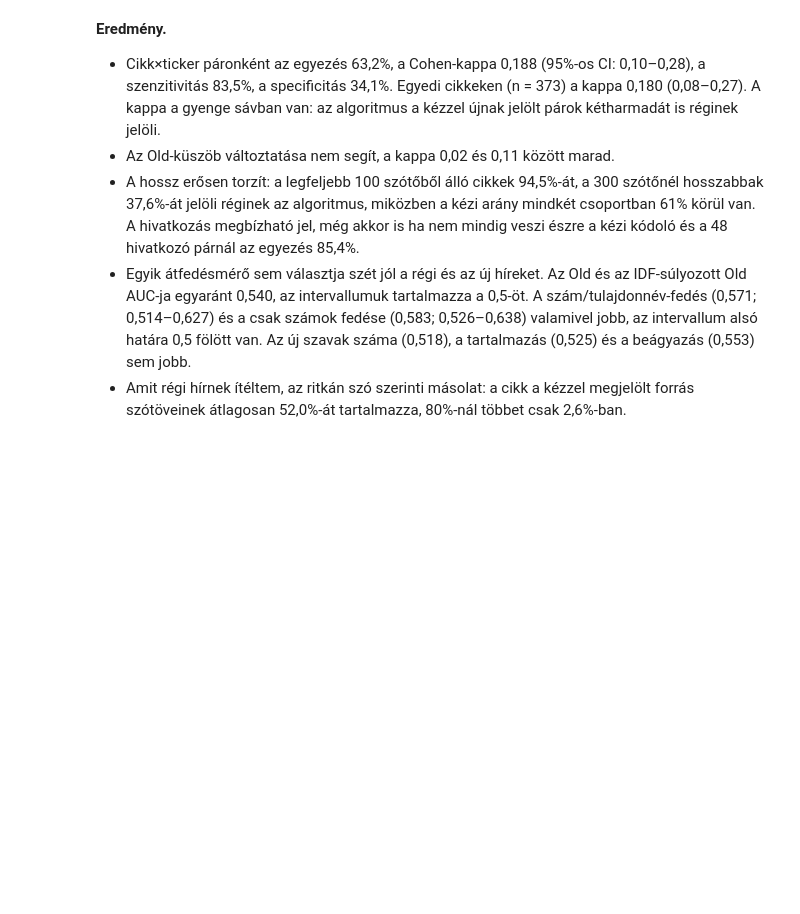
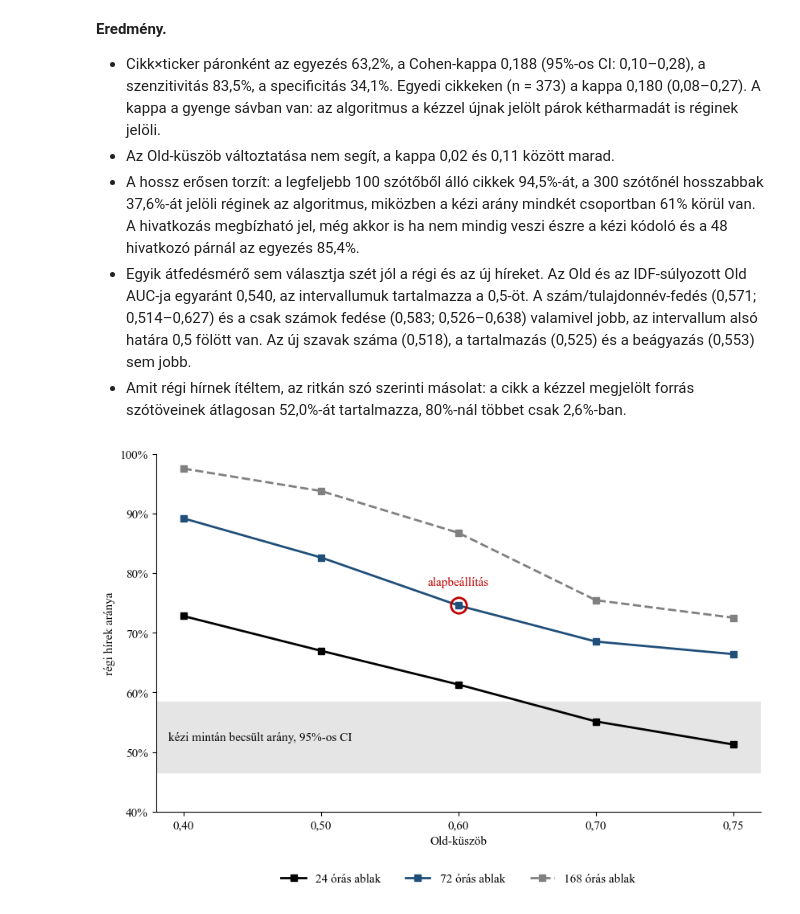
Before and after one commit to Tamacsa/BGE-Szakdolgozat, a Jupyter notebook: 02_regi_hirek.ipynb, the cells around one changed output. Drawn from its saved outputs; the diff is of its cells as text; code cells hidden in the pictures; blank space fills up the shorter version.

```diff
--- a/02_regi_hirek.ipynb
+++ b/02_regi_hirek.ipynb
@@ -859,3 +925,38 @@ A teljes állományon a szöveges szabály 4744 párt zárna ki, ebből a becsl
 - A hossz erősen torzít: a legfeljebb 100 szótőből álló cikkek 94,5%-át, a 300 szótőnél hosszabbak 37,6%-át jelöli réginek az algoritmus, miközben a kézi arány mindkét csoportban 61% körül van. A hivatkozás megbízható jel, még akkor is ha nem mindig veszi észre a kézi kódoló és a 48 hivatkozó párnál az egyezés 85,4%.
 - Egyik átfedésmérő sem választja szét jól a régi és az új híreket. Az Old és az IDF-súlyozott Old AUC-ja egyaránt 0,540, az intervallumuk tartalmazza a 0,5-öt. A szám/tulajdonnév-fedés (0,571; 0,514–0,627) és a csak számok fedése (0,583; 0,526–0,638) valamivel jobb, az intervallum alsó határa 0,5 fölött van. Az új szavak száma (0,518), a tartalmazás (0,525) és a beágyazás (0,553) sem jobb.
 - Amit régi hírnek ítéltem, az ritkán szó szerinti másolat: a cikk a kézzel megjelölt forrás szótöveinek átlagosan 52,0%-át tartalmazza, 80%-nál többet csak 2,6%-ban.
+# %%
+from matplotlib.ticker import PercentFormatter
+plt.rcParams.update({"font.family": "serif", "font.serif": ["Liberation Serif", "Times New Roman", "DejaVu Serif"], "font.size": 11})
+KEK, PIROS = "#1f4e79", "#c00000"
+
+
+adat = racs[racs["átvétel-küszöb"] == 0.8].pivot(index="Old-küszöb", columns="ablak (óra)", values="régi %") / 100
+x = np.arange(len(adat))
+stilus = {24: dict(color="black", ls="-"), 72: dict(color=KEK, ls="-"), 168: dict(color="gray", ls="--")}
+alap_x = list(adat.index).index(REGI_KUSZOB)
+alap_y = adat.loc[REGI_KUSZOB, REGI_ABLAK_ORA]
+
+fig, ax = plt.subplots(figsize=(8.5, 5.8))
+ax.axhspan(ci[0], ci[1], color="#e5e5e5", zorder=0)
+ax.text(0.02, ci.mean(), "kézi mintán becsült arány, 95%-os CI", transform=ax.get_yaxis_transform(), va="center")
+
+for ablak in adat.columns:
+    ax.plot(x, adat[ablak], marker="s", lw=2, label=f"{ablak} órás ablak", **stilus[ablak])
+
+
+ax.plot(alap_x, alap_y, "o", ms=14, mfc="none", mec=PIROS, mew=2)
+ax.annotate("alapbeállítás", (alap_x, alap_y), xytext=(0, 18), textcoords="offset points", ha="center", color=PIROS)
+
+ax.set_xticks(x, [f"{k:.2f}".replace(".", ",") for k in adat.index])
+ax.set_ylim(0.40, 1.0)
+ax.yaxis.set_major_formatter(PercentFormatter(1, decimals=0))
+ax.set_xlabel("Old-küszöb")
+ax.set_ylabel("régi hírek aránya")
+ax.grid(False)
+ax.spines[["top", "right"]].set_visible(False)
+ax.legend(loc="upper center", bbox_to_anchor=(0.5, -0.14), ncol=3, frameon=False)
+fig.tight_layout()
+plt.show()
+# %% [output]
+[figure, added]
```
Also changed, not shown: parts of 1 cell of this notebook, 2 other files.
